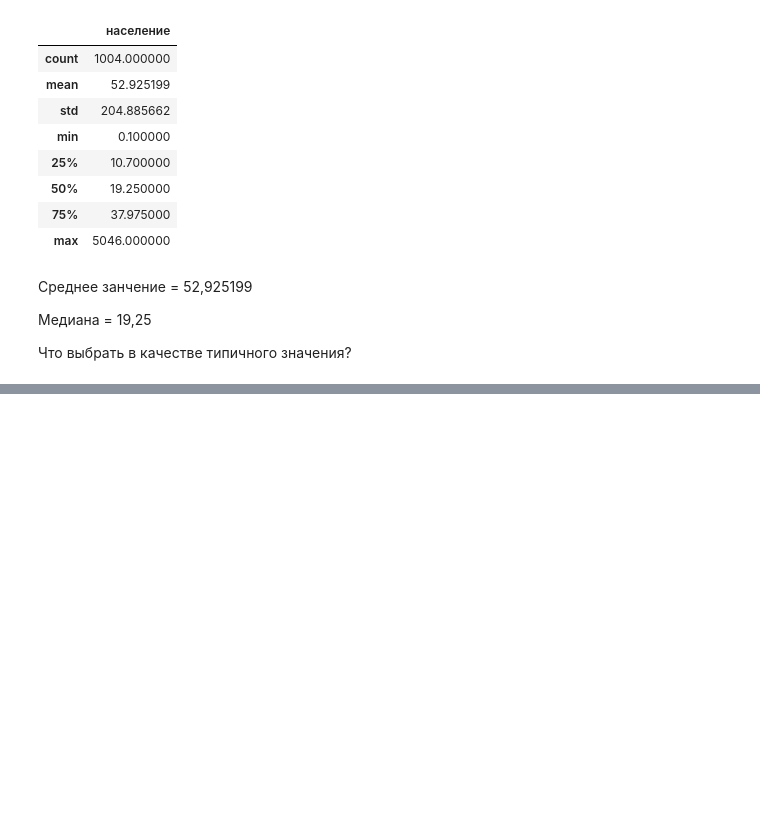
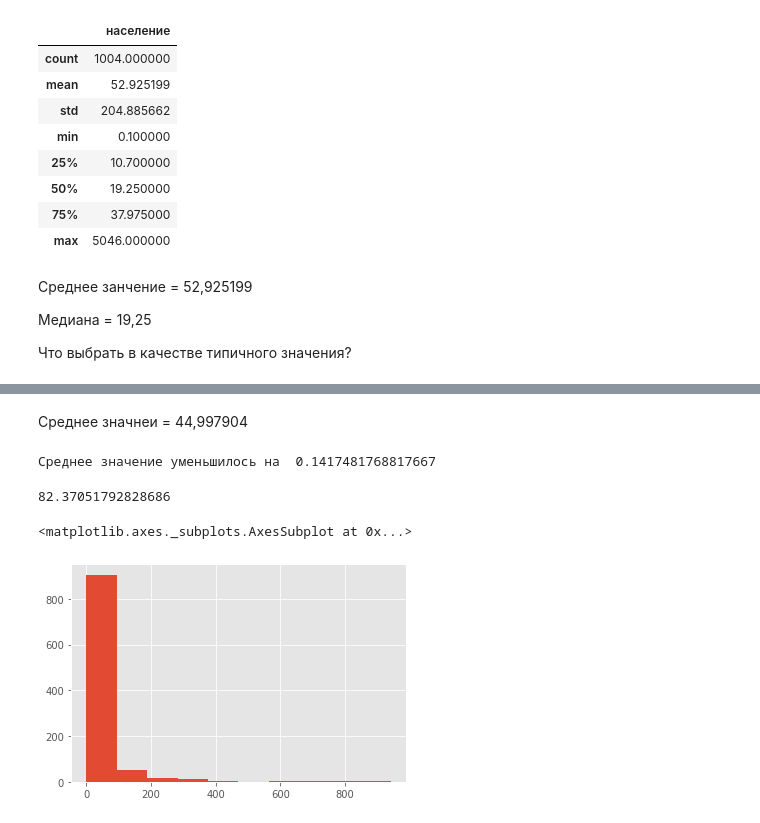
Before and after one commit to katrin2202/ML-in-forecasting-tasks, a Jupyter notebook: доклад8_12.ipynb, the cells around one changed output, grey strips where cells are left out. Drawn from its saved outputs; the diff is of its cells as text; code cells hidden in the pictures; blank space fills up the shorter version.

```diff
--- a/доклад8_12.ipynb
+++ b/доклад8_12.ipynb
@@ -246,0 +261,3 @@ town.describe()
+# %%
+town_2 = town.iloc[2:1004, 1]
+town_2.describe()
@@ -246,0 +274,17 @@ town.describe()
+# %% [markdown]
+Среднее значнеи = 44,997904
+# %%
+print("Среднее значение уменьшилось на ", (52.925199 - 44.997904)/55.925199)
+# %% [output]
+Среднее значение уменьшилось на  0.1417481768817667
+# %%
+#@title Какой процент наблюдений меньше среднего значения?
+len(town[town['население'] < 52.925199])/len(town)*100
+# %% [output]
+82.37051792828686
+# %%
+#@title Построим гистограмму для сокращенного набора
+town_2.hist()
+# %% [output]
+<matplotlib.axes._subplots.AxesSubplot at 0x...>
+[figure, added]
```
Also changed, not shown: parts of 11 cells of this notebook.
